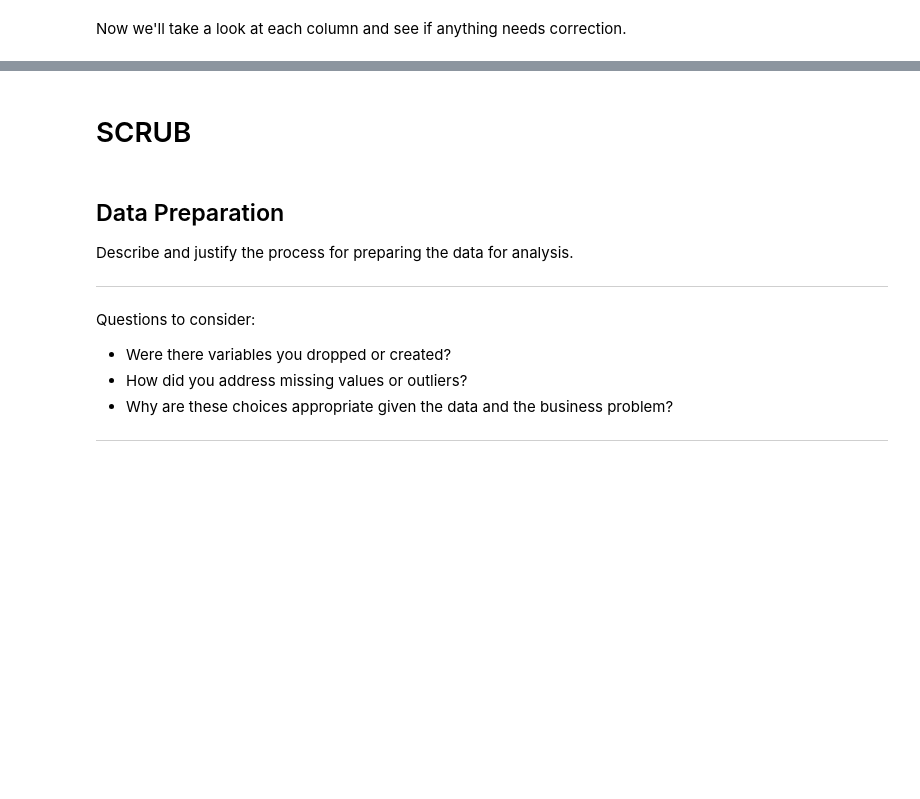
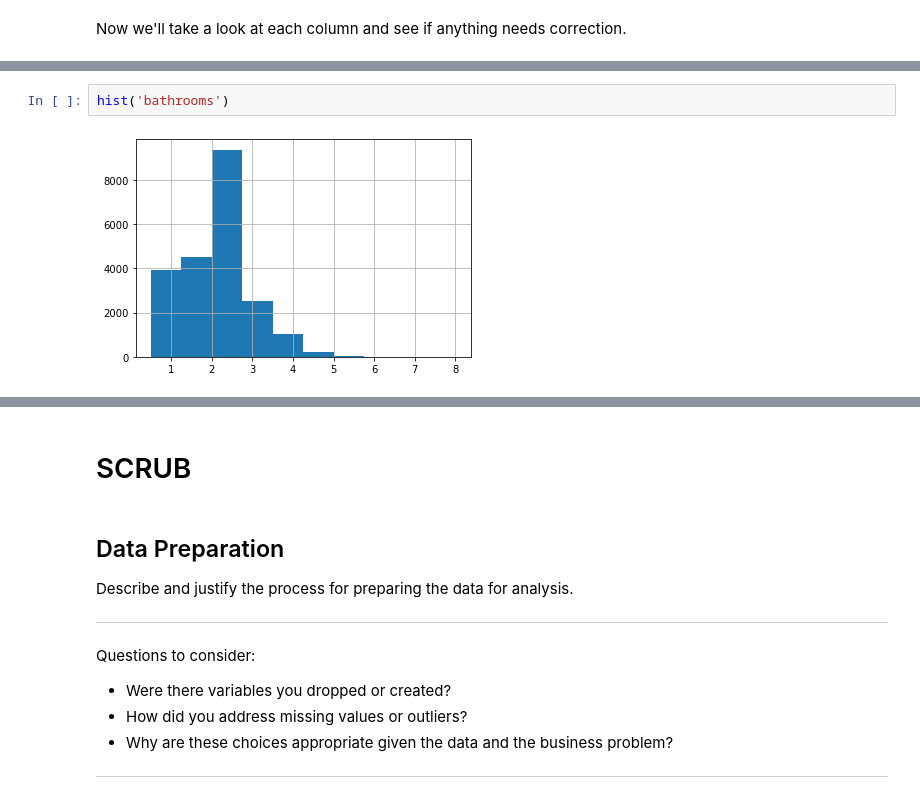
Before and after one commit to Drymander/dsc-phase-2-project, a Jupyter notebook: index_OSEMN_plus_mvp.ipynb, the cells around one changed output, grey strips where cells are left out. Cells and saved outputs as stored; diff of their text form; blank space fills up the shorter version.

```diff
--- a/index_OSEMN_plus_mvp.ipynb
+++ b/index_OSEMN_plus_mvp.ipynb
@@ -409,0 +524,4 @@ Displaying first 10:
+# %%
+hist('bathrooms')
+# %% [output]
+[figure, added]
```
Also changed, not shown: parts of 80 cells of this notebook.
